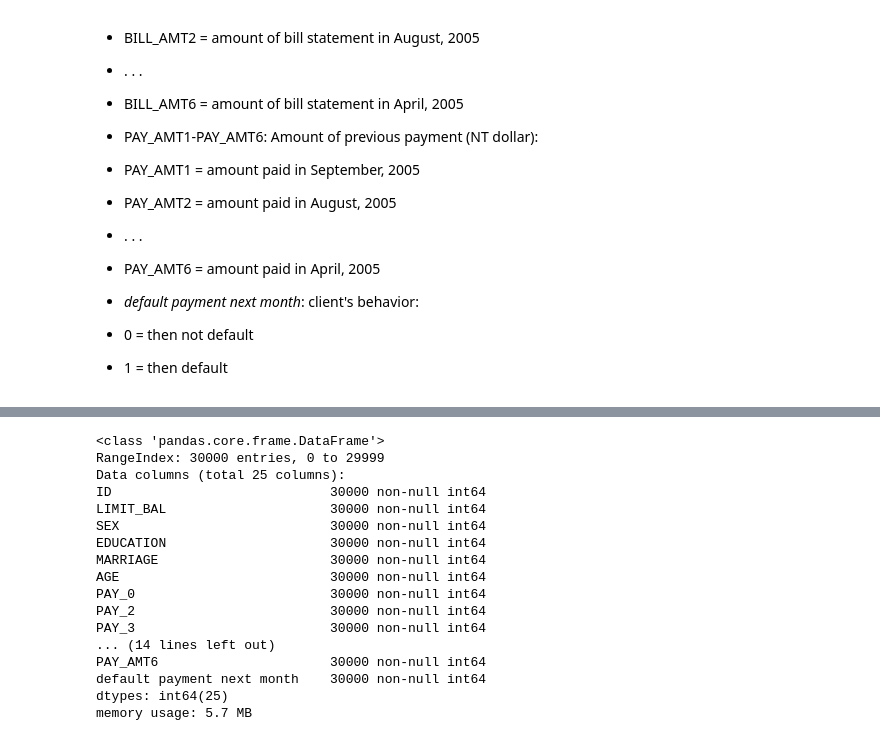
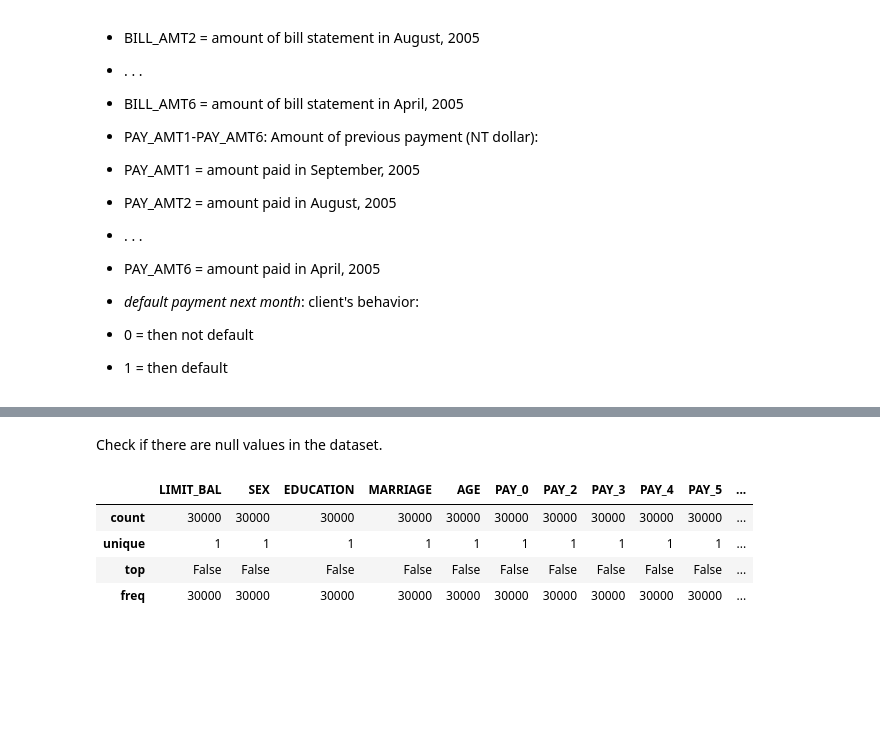
Before and after one commit to evillag/xtol_m5, a Jupyter notebook: EDA_M5T2.ipynb, the cells around one changed output, grey strips where cells are left out. Drawn from its saved outputs; the diff is of its cells as text; code cells hidden in the pictures; blank space fills up the shorter version.

```diff
--- a/EDA_M5T2.ipynb
+++ b/EDA_M5T2.ipynb
@@ -90,20 +138,10 @@ credit.describe()
-# %%
-credit.info()
-# %% [output]
-<class 'pandas.core.frame.DataFrame'>
-RangeIndex: 30000 entries, 0 to 29999
-Data columns (total 25 columns):
-ID                            30000 non-null int64
-LIMIT_BAL                     30000 non-null int64
-SEX                           30000 non-null int64
-EDUCATION                     30000 non-null int64
-MARRIAGE                      30000 non-null int64
-AGE                           30000 non-null int64
-PAY_0                         30000 non-null int64
-PAY_2                         30000 non-null int64
-PAY_3                         30000 non-null int64
-... (14 lines left out)
-PAY_AMT6                      30000 non-null int64
-default payment next month    30000 non-null int64
-dtypes: int64(25)
-memory usage: 5.7 MB
+# %% [markdown]
+Check if there are null values in the dataset.
+# %%
+credit.isna().describe()
+# %% [output]
+|  | LIMIT_BAL | SEX | EDUCATION | MARRIAGE | AGE | PAY_0 | PAY_2 | PAY_3 | PAY_4 | PAY_5 | ... |
+| count | 30000 | 30000 | 30000 | 30000 | 30000 | 30000 | 30000 | 30000 | 30000 | 30000 | ... |
+| unique | 1 | 1 | 1 | 1 | 1 | 1 | 1 | 1 | 1 | 1 | ... |
+| top | False | False | False | False | False | False | False | False | False | False | ... |
+| freq | 30000 | 30000 | 30000 | 30000 | 30000 | 30000 | 30000 | 30000 | 30000 | 30000 | ... |
```
Also changed, not shown: parts of 6 cells of this notebook.
